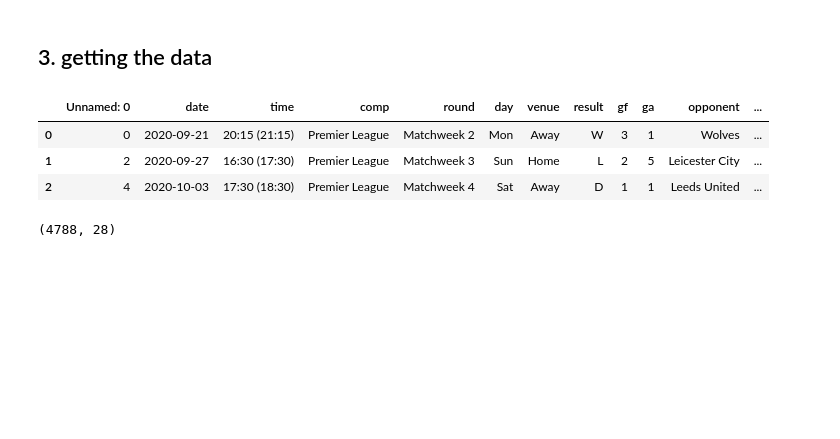
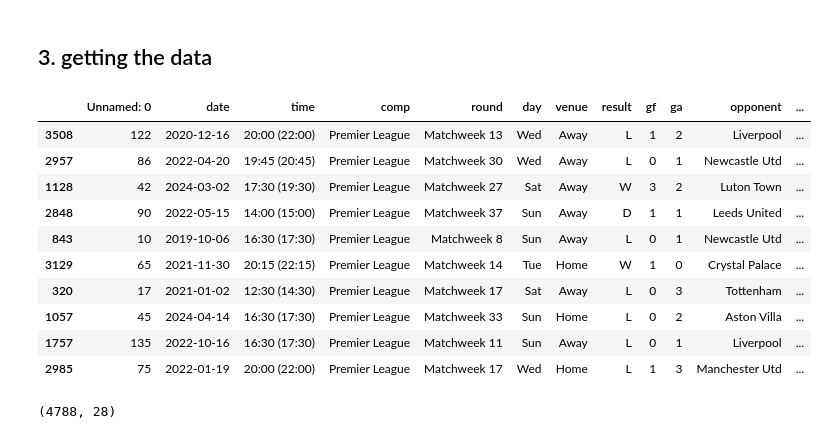
Before and after one commit to Zulqarnain-AI/football_match_expected_goal_prediction_model, a Jupyter notebook: model_training.ipynb, the cells around one changed output. Saved outputs shown, nothing was run; the diff lists cells and outputs as text; code cells hidden in the pictures; blank space fills up the shorter version.

```diff
--- a/model_training.ipynb
+++ b/model_training.ipynb
@@ -29,12 +29,19 @@ sklearn.set_config(transform_output="pandas")
 # %%
 df=pd.read_csv('matches.csv')
 # %%
-df.head(3)
+df.sample(10)
 # %% [output]
 |  | Unnamed: 0 | date | time | comp | round | day | venue | result | gf | ga | opponent | ... |
-| 0 | 0 | 2020-09-21 | 20:15 (21:15) | Premier League | Matchweek 2 | Mon | Away | W | 3 | 1 | Wolves | ... |
-| 1 | 2 | 2020-09-27 | 16:30 (17:30) | Premier League | Matchweek 3 | Sun | Home | L | 2 | 5 | Leicester City | ... |
-| 2 | 4 | 2020-10-03 | 17:30 (18:30) | Premier League | Matchweek 4 | Sat | Away | D | 1 | 1 | Leeds United | ... |
+| 3508 | 122 | 2020-12-16 | 20:00 (22:00) | Premier League | Matchweek 13 | Wed | Away | L | 1 | 2 | Liverpool | ... |
+| 2957 | 86 | 2022-04-20 | 19:45 (20:45) | Premier League | Matchweek 30 | Wed | Away | L | 0 | 1 | Newcastle Utd | ... |
+| 1128 | 42 | 2024-03-02 | 17:30 (19:30) | Premier League | Matchweek 27 | Sat | Away | W | 3 | 2 | Luton Town | ... |
+| 2848 | 90 | 2022-05-15 | 14:00 (15:00) | Premier League | Matchweek 37 | Sun | Away | D | 1 | 1 | Leeds United | ... |
+| 843 | 10 | 2019-10-06 | 16:30 (17:30) | Premier League | Matchweek 8 | Sun | Away | L | 0 | 1 | Newcastle Utd | ... |
+| 3129 | 65 | 2021-11-30 | 20:15 (22:15) | Premier League | Matchweek 14 | Tue | Home | W | 1 | 0 | Crystal Palace | ... |
+| 320 | 17 | 2021-01-02 | 12:30 (14:30) | Premier League | Matchweek 17 | Sat | Away | L | 0 | 3 | Tottenham | ... |
+| 1057 | 45 | 2024-04-14 | 16:30 (17:30) | Premier League | Matchweek 33 | Sun | Home | L | 0 | 2 | Aston Villa | ... |
+| 1757 | 135 | 2022-10-16 | 16:30 (17:30) | Premier League | Matchweek 11 | Sun | Away | L | 0 | 1 | Liverpool | ... |
+| 2985 | 75 | 2022-01-19 | 20:00 (22:00) | Premier League | Matchweek 17 | Wed | Home | L | 1 | 3 | Manchester Utd | ... |
 # %%
 df.shape
 # %% [output]
```
Also changed, not shown: parts of 13 cells of this notebook, 6 other files.
